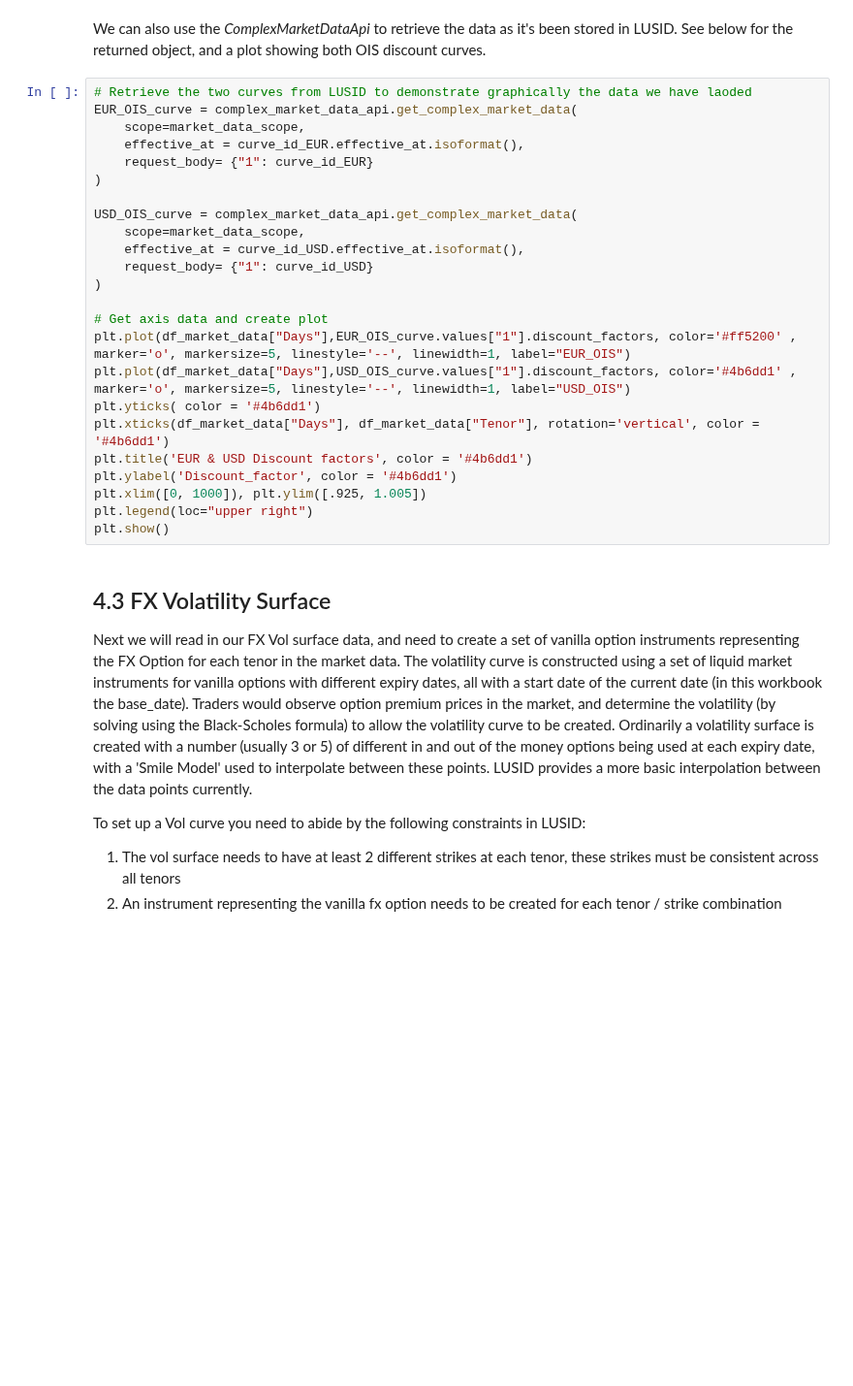
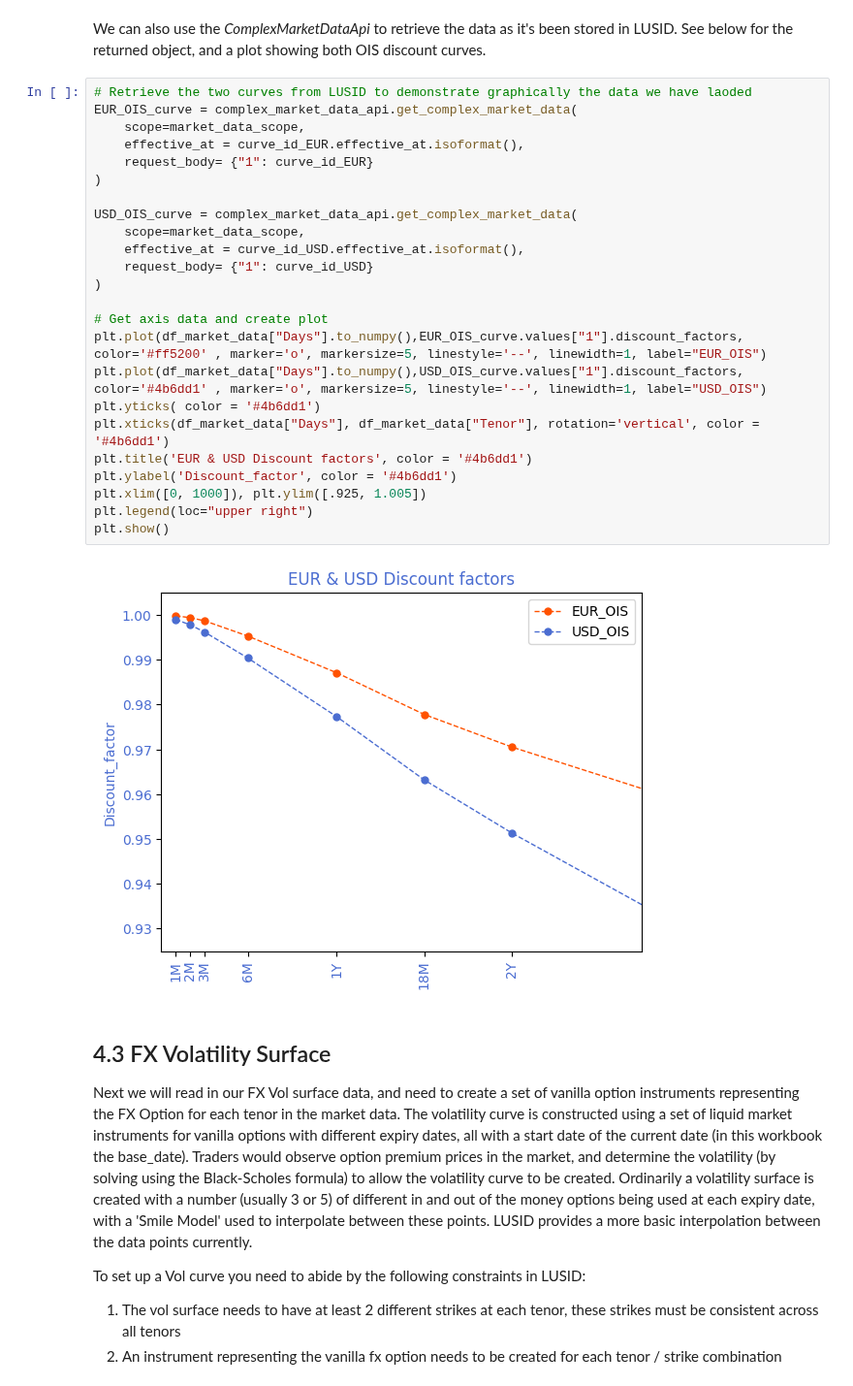
Before and after one commit to finbourne/sample-notebooks, a Jupyter notebook: examples/use-cases/instruments/FX Option - 2 Trade comparison worksheet.ipynb, the cells around one changed output. Shown at 97% size. Cells and saved outputs as stored; diff of their text form; blank space fills up the shorter version.

```diff
--- a/examples/use-cases/instruments/FX Option - 2 Trade comparison worksheet.ipynb
+++ b/examples/use-cases/instruments/FX Option - 2 Trade comparison worksheet.ipynb
@@ -426,27 +465,29 @@ We can also use the _ComplexMarketDataApi_ to retrieve the data as it's been sto
 # %%
 # Retrieve the two curves from LUSID to demonstrate graphically the data we have laoded
 EUR_OIS_curve = complex_market_data_api.get_complex_market_data(
     scope=market_data_scope,
     effective_at = curve_id_EUR.effective_at.isoformat(),
     request_body= {"1": curve_id_EUR}
 )
 
 USD_OIS_curve = complex_market_data_api.get_complex_market_data(
     scope=market_data_scope,
     effective_at = curve_id_USD.effective_at.isoformat(),
     request_body= {"1": curve_id_USD}
 )
 
 # Get axis data and create plot
-plt.plot(df_market_data["Days"],EUR_OIS_curve.values["1"].discount_factors, color='#ff5200' , marker='o', markersize=5, linestyle='--', linewidth=1, label="EUR_OIS")
-plt.plot(df_market_data["Days"],USD_OIS_curve.values["1"].discount_factors, color='#4b6dd1' , marker='o', markersize=5, linestyle='--', linewidth=1, label="USD_OIS")
+plt.plot(df_market_data["Days"].to_numpy(),EUR_OIS_curve.values["1"].discount_factors, color='#ff5200' , marker='o', markersize=5, linestyle='--', linewidth=1, label="EUR_OIS")
+plt.plot(df_market_data["Days"].to_numpy(),USD_OIS_curve.values["1"].discount_factors, color='#4b6dd1' , marker='o', markersize=5, linestyle='--', linewidth=1, label="USD_OIS")
 plt.yticks( color = '#4b6dd1')
 plt.xticks(df_market_data["Days"], df_market_data["Tenor"], rotation='vertical', color = '#4b6dd1')
 plt.title('EUR & USD Discount factors', color = '#4b6dd1')
 plt.ylabel('Discount_factor', color = '#4b6dd1')
 plt.xlim([0, 1000]), plt.ylim([.925, 1.005])
 plt.legend(loc="upper right")
 plt.show()
+# %% [output]
+[figure, added]
 # %% [markdown]
 ## 4.3 FX Volatility Surface
 Next we will read in our FX Vol surface data, and need to create a set of vanilla option instruments representing the FX Option for each tenor in the market data. The volatility curve is constructed using a set of liquid market instruments for vanilla options with different expiry dates, all with a start date of the current date (in this workbook the base_date). Traders would observe option premium prices in the market, and determine the volatility (by solving using the Black-Scholes formula) to allow the volatility curve to be created. Ordinarily a volatility surface is created with a number (usually 3 or 5) of different in and out of the money options being used at each expiry date, with a 'Smile Model' used to interpolate between these points. LUSID provides a more basic interpolation between the data points currently.
```
Also changed, not shown: parts of 25 cells of this notebook, 27 other files.
